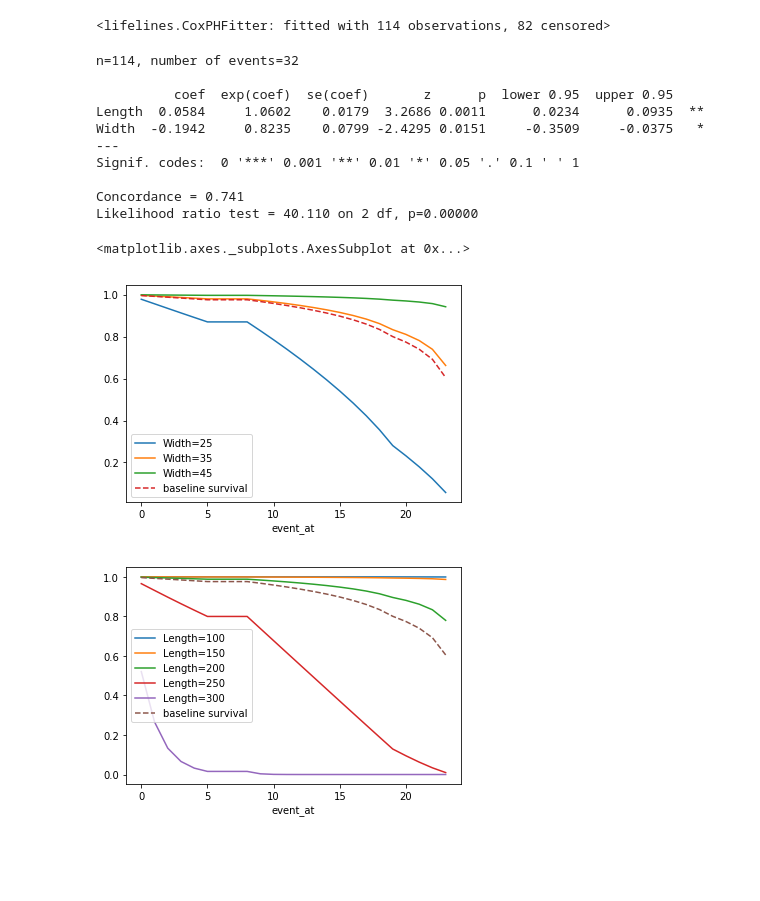
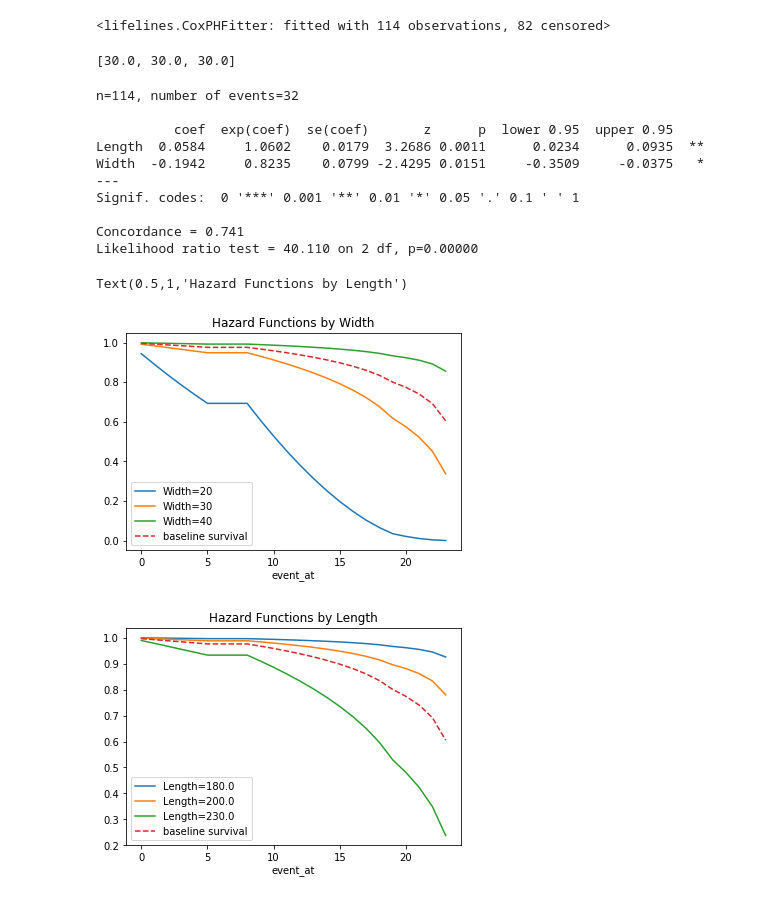
Before and after one commit to ander265/Seattle_Track_2, a Jupyter notebook: SurvivalFunction.ipynb, the cells around one changed output. Cells and saved outputs as stored; diff of their text form; code cells hidden in the pictures; blank space fills up the shorter version.

Commit message:
plot by inner quantiles

```diff
--- a/SurvivalFunction.ipynb
+++ b/SurvivalFunction.ipynb
@@ -147,21 +147,29 @@ Iteration 31: norm_delta = 0.00097, step_size = 0.95000, ll = -104.23614, second
 Iteration 32: norm_delta = 0.00005, step_size = 0.95000, ll = -104.23614, seconds_since_start = 0.2
 Convergence completed after 32 iterations.
 <lifelines.CoxPHFitter: fitted with 114 observations, 82 censored>
-# %%
-cph.print_summary()
-cph.plot_covariate_groups('Width', [25,35,45])
-cph.plot_covariate_groups('Length', [100,150,200,250,300])
-# %% [output]
-n=114, number of events=32
-
-          coef  exp(coef)  se(coef)       z      p  lower 0.95  upper 0.95
-Length  0.0584     1.0602    0.0179  3.2686 0.0011      0.0234      0.0935  **
-Width  -0.1942     0.8235    0.0799 -2.4295 0.0151     -0.3509     -0.0375   *
----
-Signif. codes:  0 '***' 0.001 '**' 0.01 '*' 0.05 '.' 0.1 ' ' 1
-
-Concordance = 0.741
-Likelihood ratio test = 40.110 on 2 df, p=0.00000
-<matplotlib.axes._subplots.AxesSubplot at 0x...>
-[figure, removed]
-[figure, removed]
+# %%
+quantiles = colregs.quantile([0.25,0.5,0.75])
+w = round(quantiles.Width,0)
+l = round(quantiles.Length,0)
+# %%
+list(w)
+# %% [output]
+[30.0, 30.0, 30.0]
+# %%
+cph.print_summary()
+cph.plot_covariate_groups('Width', [20,30,40]).set_title('Hazard Functions by Width')
+cph.plot_covariate_groups('Length', list(l)).set_title('Hazard Functions by Length')
+# %% [output]
+n=114, number of events=32
+
+          coef  exp(coef)  se(coef)       z      p  lower 0.95  upper 0.95
+Length  0.0584     1.0602    0.0179  3.2686 0.0011      0.0234      0.0935  **
+Width  -0.1942     0.8235    0.0799 -2.4295 0.0151     -0.3509     -0.0375   *
+---
+Signif. codes:  0 '***' 0.001 '**' 0.01 '*' 0.05 '.' 0.1 ' ' 1
+
+Concordance = 0.741
+Likelihood ratio test = 40.110 on 2 df, p=0.00000
+Text(0.5,1,'Hazard Functions by Length')
+[figure, added]
+[figure, added]
```
